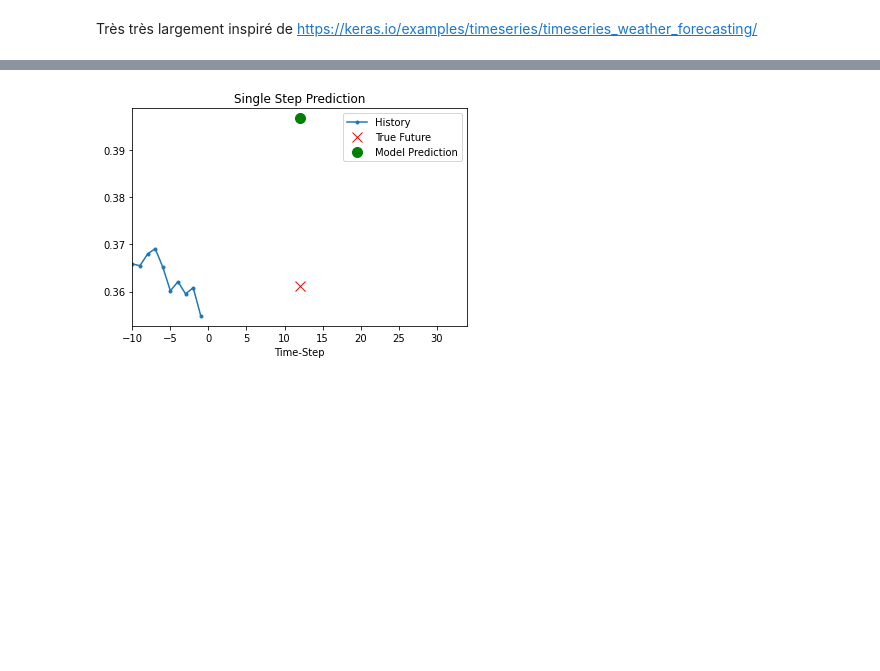
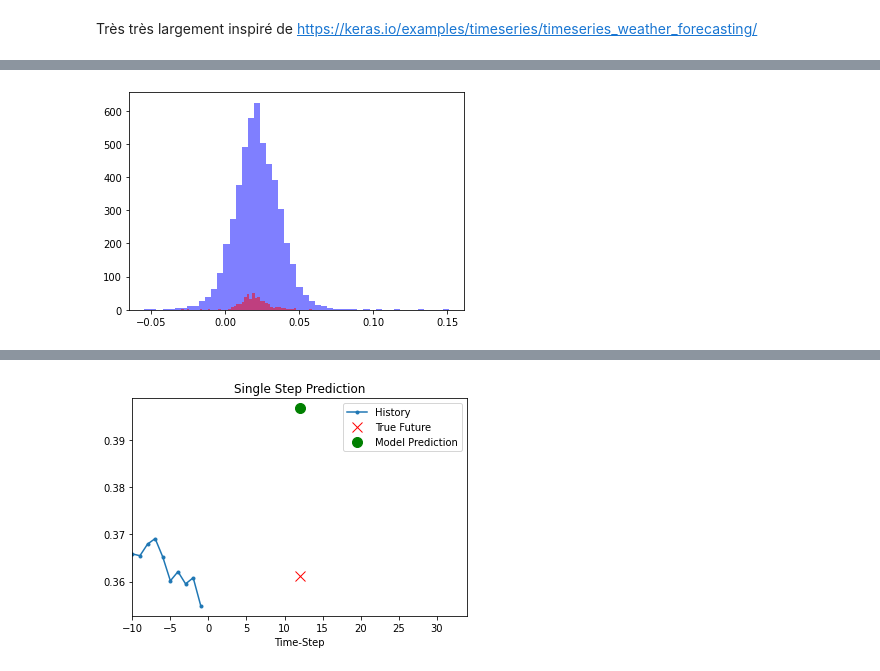
Before and after one commit to Smartsie/Invest, a Jupyter notebook: Invest_with_Currency.ipynb, the cells around one changed output, grey strips where cells are left out. Saved outputs shown, nothing was run; the diff lists cells and outputs as text; code cells hidden in the pictures; blank space fills up the shorter version.

```diff
--- a/Invest_with_Currency.ipynb
+++ b/Invest_with_Currency.ipynb
@@ -746,3 +779,12 @@ KeyboardInterrupt: ignored
+# %%
+error_train=y_train[past:].values.ravel()-pred_train.ravel()
+error_test=y_test[past:].values.ravel()-pred_test.ravel()
+plt.hist(error_train,bins=50,color='blue',alpha=0.5)
+
+plt.hist(error_test,bins=50,color='red',alpha=0.5)
+plt.show()
+# %% [output]
+[figure, added]
 # %%
 def visualize_loss(history, title):
     loss = history.history["loss"]
```
Also changed, not shown: parts of 18 cells of this notebook.
